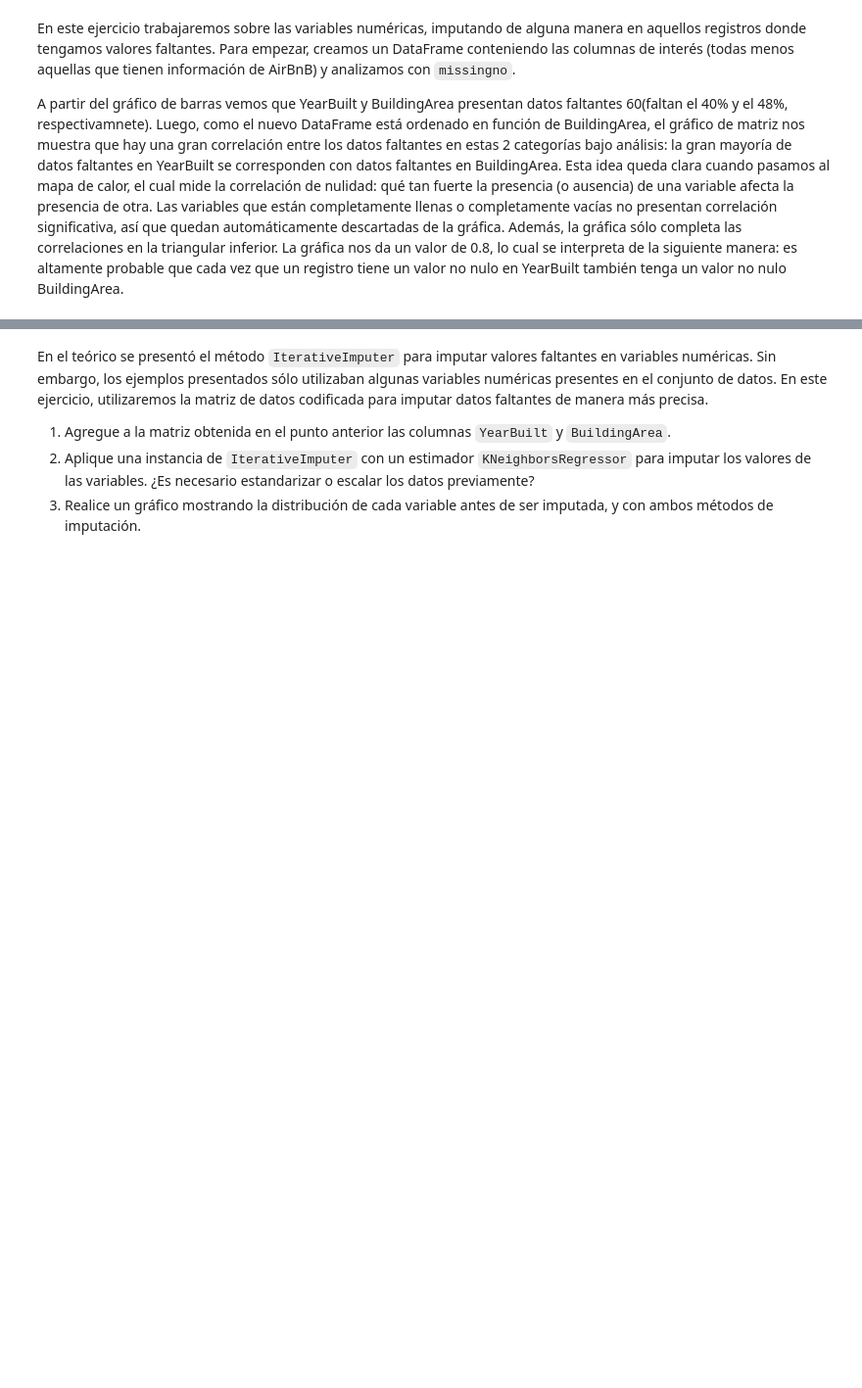
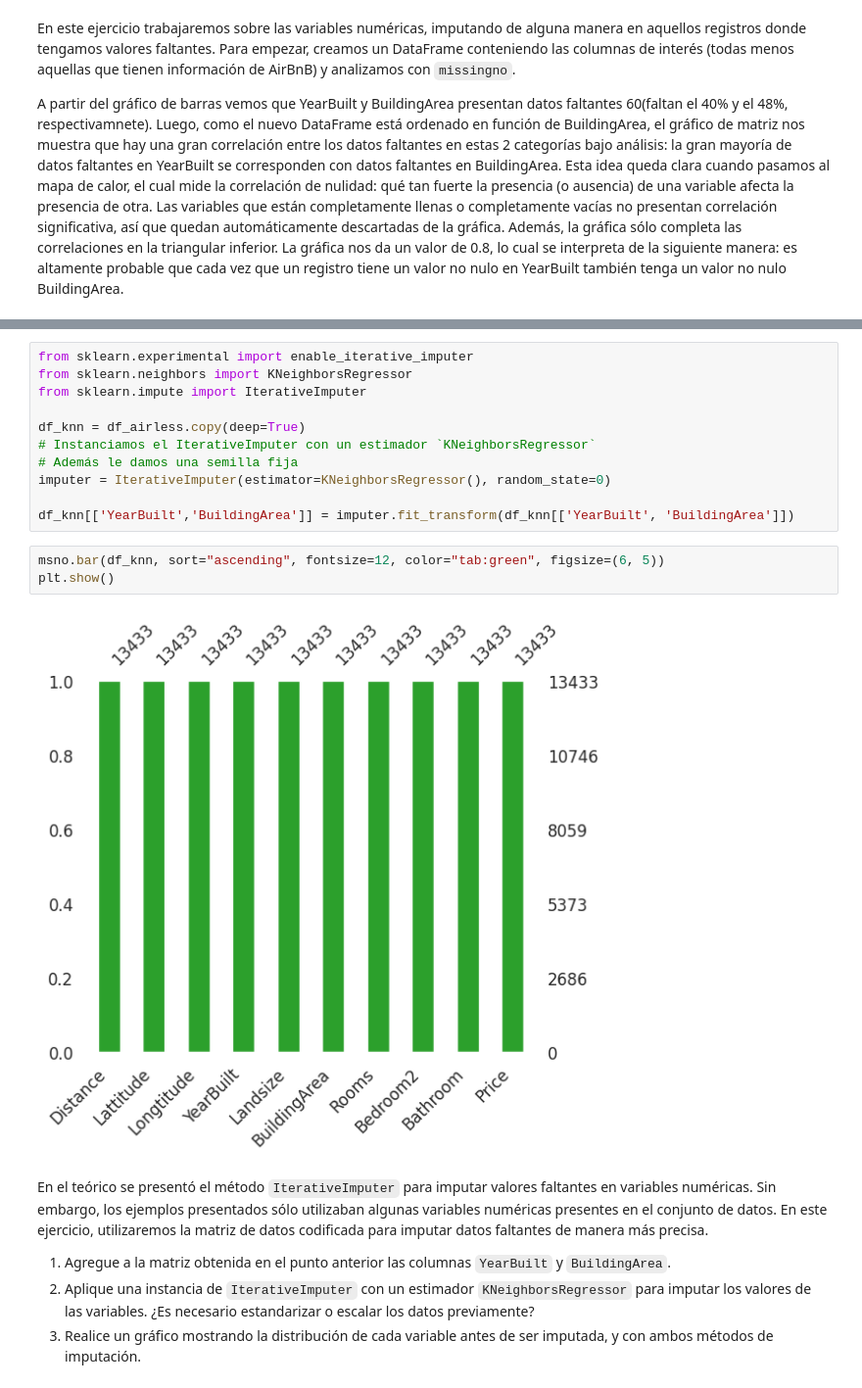
Before and after one commit to Cheva94/Diplo_G22, a Jupyter notebook: AEyCD/parte2_resolucion.ipynb, the cells around one changed output, grey strips where cells are left out. Shown: that part at 98% size. Drawn from its saved outputs; the diff is of its cells as text; blank space fills up the shorter version.

```diff
--- a/AEyCD/parte2_resolucion.ipynb
+++ b/AEyCD/parte2_resolucion.ipynb
@@ -114,3 +302,19 @@ Ahora que sabemos dónde hay datos faltantes y sus posibles conexiones, vamos a
+# %%
+from sklearn.experimental import enable_iterative_imputer
+from sklearn.neighbors import KNeighborsRegressor
+from sklearn.impute import IterativeImputer
+
+df_knn = df_airless.copy(deep=True)
+# Instanciamos el IterativeImputer con un estimador `KNeighborsRegressor`
+# Además le damos una semilla fija
+imputer = IterativeImputer(estimator=KNeighborsRegressor(), random_state=0)
+
+df_knn[['YearBuilt','BuildingArea']] = imputer.fit_transform(df_knn[['YearBuilt', 'BuildingArea']])
+# %%
+msno.bar(df_knn, sort="ascending", fontsize=12, color="tab:green", figsize=(6, 5))
+plt.show()
+# %% [output]
+[figure, added]
 # %% [markdown]
 En el teórico se presentó el método `IterativeImputer` para imputar valores faltantes en variables numéricas. Sin embargo, los ejemplos presentados sólo utilizaban algunas variables numéricas presentes en el conjunto de datos. En este ejercicio, utilizaremos la matriz de datos codificada para imputar datos faltantes de manera más precisa.
 
```
Also changed, not shown: parts of 17 cells of this notebook.
